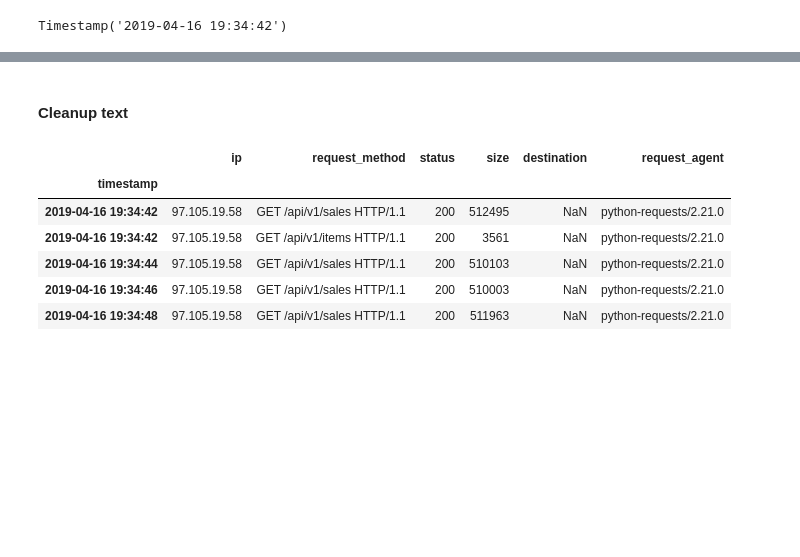
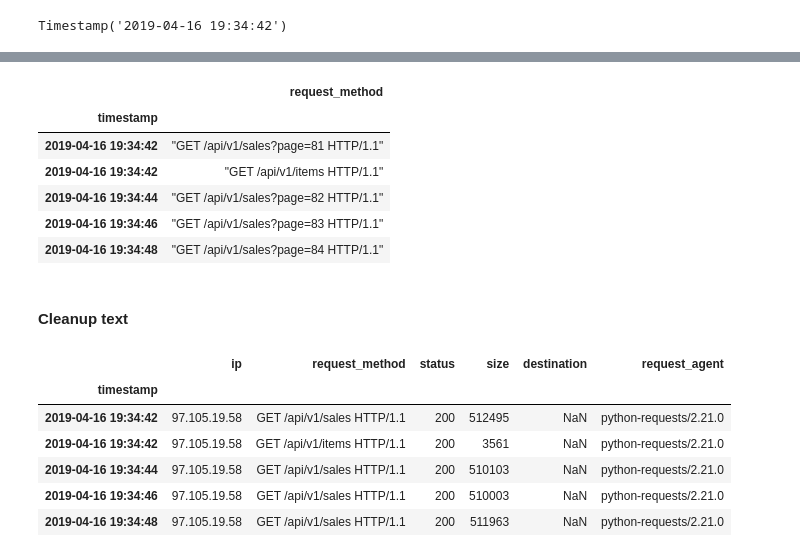
Before and after one commit to cindyvillanuevads/anomaly-detection-exercises, a Jupyter notebook: AD-discrete-probabilistic.ipynb, the cells around one changed output, grey strips where cells are left out. Cells and saved outputs as stored; diff of their text form; code cells hidden in the pictures; blank space fills up the shorter version.

```diff
--- a/AD-discrete-probabilistic.ipynb
+++ b/AD-discrete-probabilistic.ipynb
@@ -116,6 +127,16 @@ df.head()
 | 2019-04-16 19:34:44 | 97.105.19.58 | "GET /api/v1/sales?page=82 HTTP/1.1" | 200 | 510103 | NaN | "python-requests/2.21.0" |
 | 2019-04-16 19:34:46 | 97.105.19.58 | "GET /api/v1/sales?page=83 HTTP/1.1" | 200 | 510003 | NaN | "python-requests/2.21.0" |
 | 2019-04-16 19:34:48 | 97.105.19.58 | "GET /api/v1/sales?page=84 HTTP/1.1" | 200 | 511963 | NaN | "python-requests/2.21.0" |
+# %%
+df[['request_method']].head()
+# %% [output]
+|  | request_method |
+| timestamp |  |
+| 2019-04-16 19:34:42 | "GET /api/v1/sales?page=81 HTTP/1.1" |
+| 2019-04-16 19:34:42 | "GET /api/v1/items HTTP/1.1" |
+| 2019-04-16 19:34:44 | "GET /api/v1/sales?page=82 HTTP/1.1" |
+| 2019-04-16 19:34:46 | "GET /api/v1/sales?page=83 HTTP/1.1" |
+| 2019-04-16 19:34:48 | "GET /api/v1/sales?page=84 HTTP/1.1" |
 # %% [markdown]
 #### Cleanup text
 # %%
```
Also changed, not shown: parts of 13 cells of this notebook.
